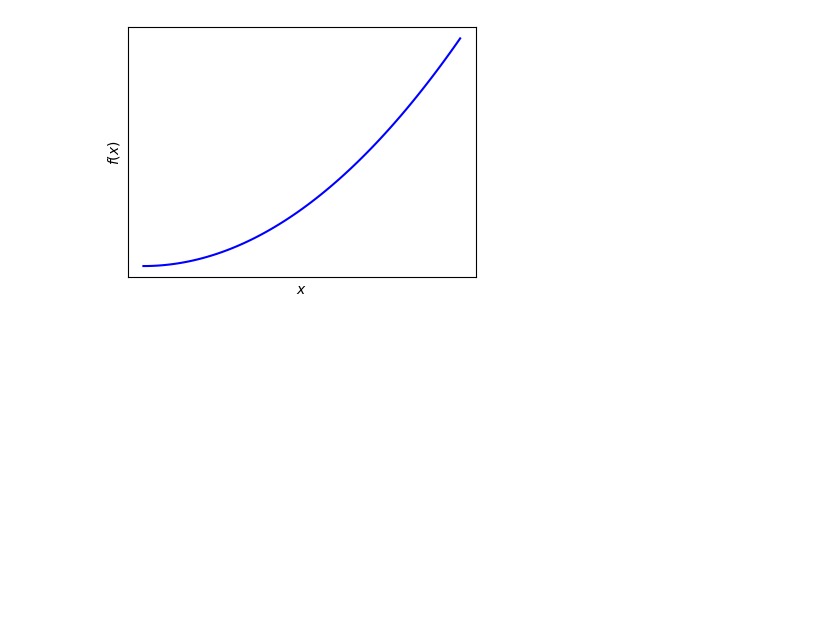
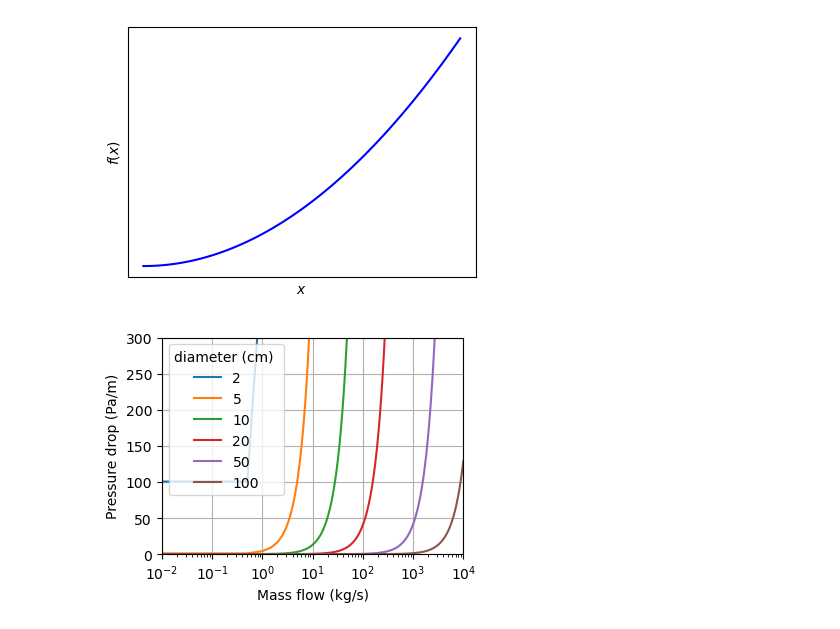
Before and after one commit to martavp/integrated-energy-grids, a Jupyter notebook: Lectures/Drawings_lectures.ipynb, the cells around one changed output. Drawn from its saved outputs; the diff is of its cells as text; code cells hidden in the pictures; blank space fills up the shorter version.

```diff
--- a/Lectures/Drawings_lectures.ipynb
+++ b/Lectures/Drawings_lectures.ipynb
@@ -274,3 +274,26 @@ plt.yticks([])
 plt.savefig('fig13.png')
 # %% [output]
 [figure]
+# %%
+plt.rcParams["figure.figsize"] = [4, 3]
+plt.rcParams["figure.autolayout"] = True
+ro = 983 #kg/m3
+f_d = 0.025
+
+def f(m,d):
+   return f_d*1*m**2/(2*ro*d**5*np.pi**2)
+
+#m=np.array([0.001, 0.1, 1, 10, 100, 1000, 10000])
+m = np.linspace(0, 10000, 20000)
+for d in [2, 5, 10, 20, 50, 100]: #, 0.1, 0.05]:
+        plt.plot(m, f(m,d/100), label=d)
+plt.grid()
+plt.xlabel('Mass flow (kg/s)')
+plt.ylabel('Pressure drop (Pa/m)')
+plt.legend(title="diameter (cm) ",)
+plt.xlim([0.01,10000])
+plt.ylim([0,300])
+plt.xscale('log')
+plt.savefig('fig14.png')
+# %% [output]
+[figure, added]
```
Also changed, not shown: parts of 3 cells of this notebook, 2 other files.
